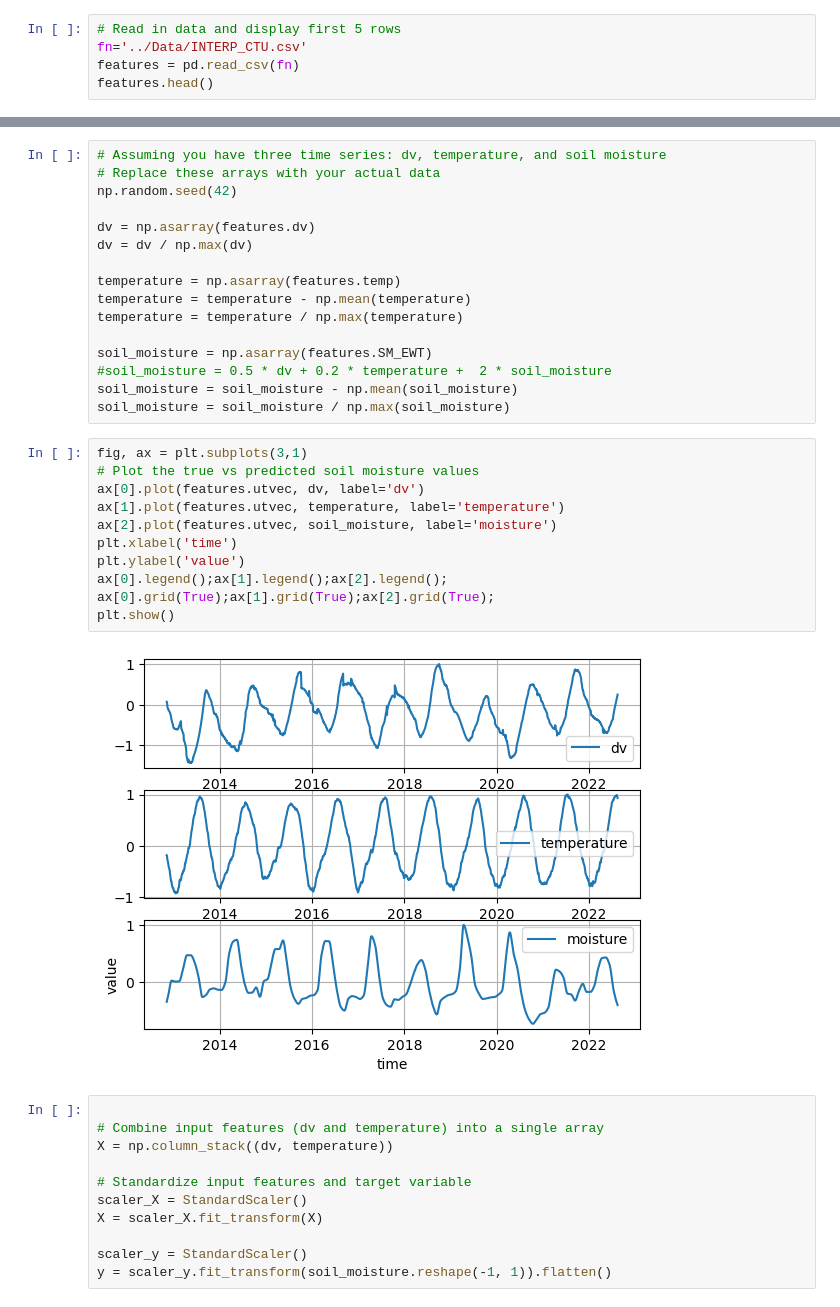
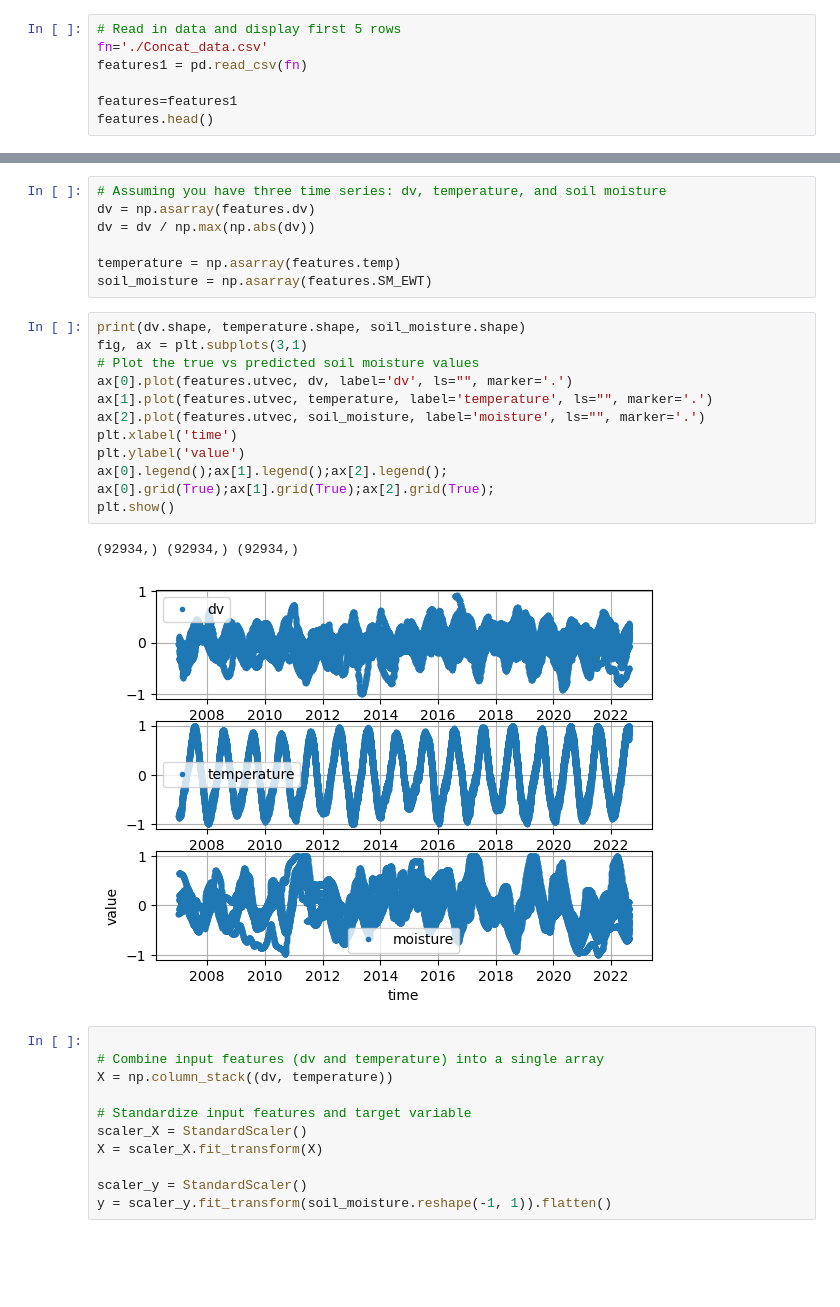
Before and after one commit to UW-ESS-DS/MLGeo_2023_Utahdvv_to_moisture, a Jupyter notebook: 1_model_training/1_simpleNN.ipynb, the cells around one changed output, grey strips where cells are left out. Cells and saved outputs as stored; diff of their text form; blank space fills up the shorter version.

Commit message:
update data preparation and training model

```diff
--- a/1_model_training/1_simpleNN.ipynb
+++ b/1_model_training/1_simpleNN.ipynb
@@ -13,6 +17,8 @@ import pandas as pd
 # %%
 # Read in data and display first 5 rows
-fn='../Data/INTERP_CTU.csv'
-features = pd.read_csv(fn)
+fn='./Concat_data.csv'
+features1 = pd.read_csv(fn)
+
+features=features1
 features.head()
 # %% [output]
@@ -25,32 +31,25 @@ features.head()
 # %%
 # Assuming you have three time series: dv, temperature, and soil moisture
-# Replace these arrays with your actual data
-np.random.seed(42)
-
 dv = np.asarray(features.dv)
-dv = dv / np.max(dv)
+dv = dv / np.max(np.abs(dv))
 
 temperature = np.asarray(features.temp)
-temperature = temperature - np.mean(temperature)
-temperature = temperature / np.max(temperature)
-
 soil_moisture = np.asarray(features.SM_EWT)
-#soil_moisture = 0.5 * dv + 0.2 * temperature +  2 * soil_moisture
-soil_moisture = soil_moisture - np.mean(soil_moisture)
-soil_moisture = soil_moisture / np.max(soil_moisture)
 # %%
+print(dv.shape, temperature.shape, soil_moisture.shape)
 fig, ax = plt.subplots(3,1)
 # Plot the true vs predicted soil moisture values
-ax[0].plot(features.utvec, dv, label='dv')
-ax[1].plot(features.utvec, temperature, label='temperature')
-ax[2].plot(features.utvec, soil_moisture, label='moisture')
+ax[0].plot(features.utvec, dv, label='dv', ls="", marker='.')
+ax[1].plot(features.utvec, temperature, label='temperature', ls="", marker='.')
+ax[2].plot(features.utvec, soil_moisture, label='moisture', ls="", marker='.')
 plt.xlabel('time')
 plt.ylabel('value')
 ax[0].legend();ax[1].legend();ax[2].legend();
 ax[0].grid(True);ax[1].grid(True);ax[2].grid(True);
 plt.show()
 # %% [output]
+(92934,) (92934,) (92934,)
-[figure, old version]
+[figure, new version]
 # %%
 
 # Combine input features (dv and temperature) into a single array
```
Also changed, not shown: parts of 13 cells of this notebook, 3 other files.
